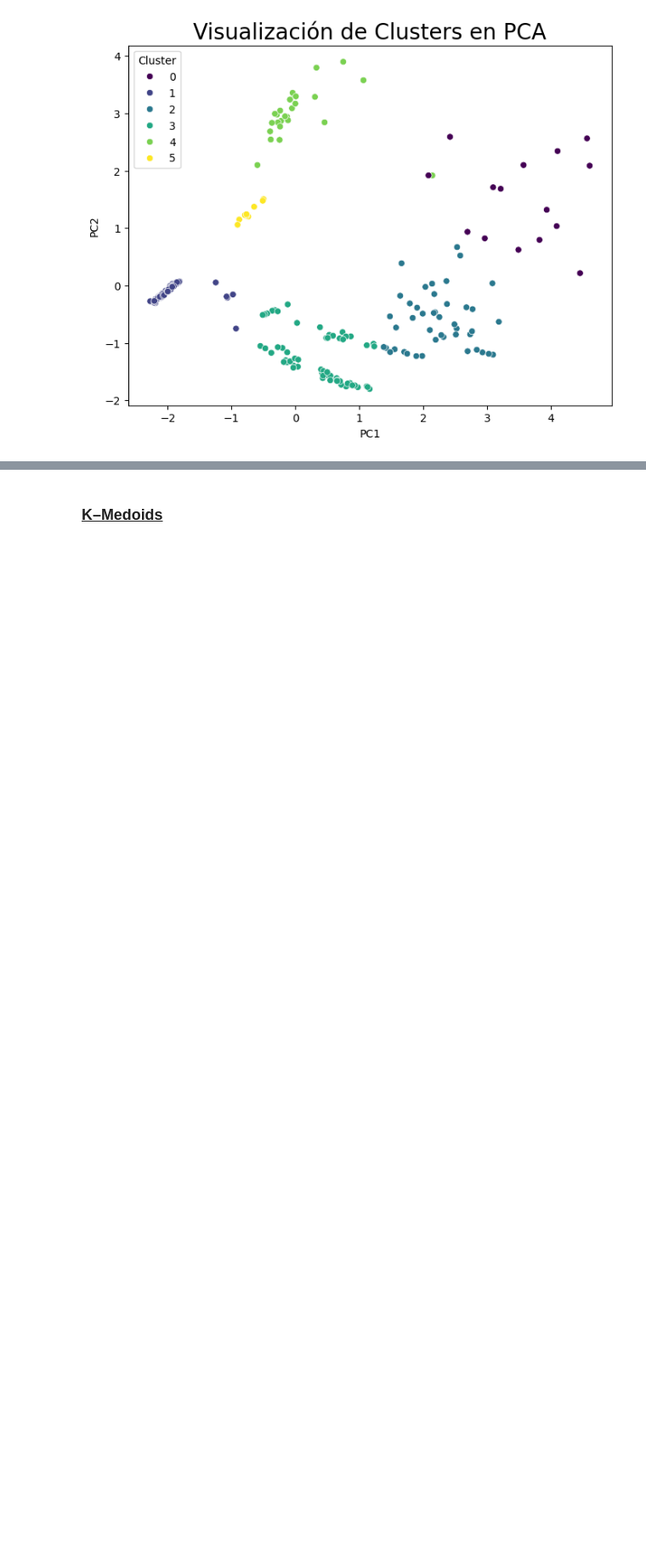
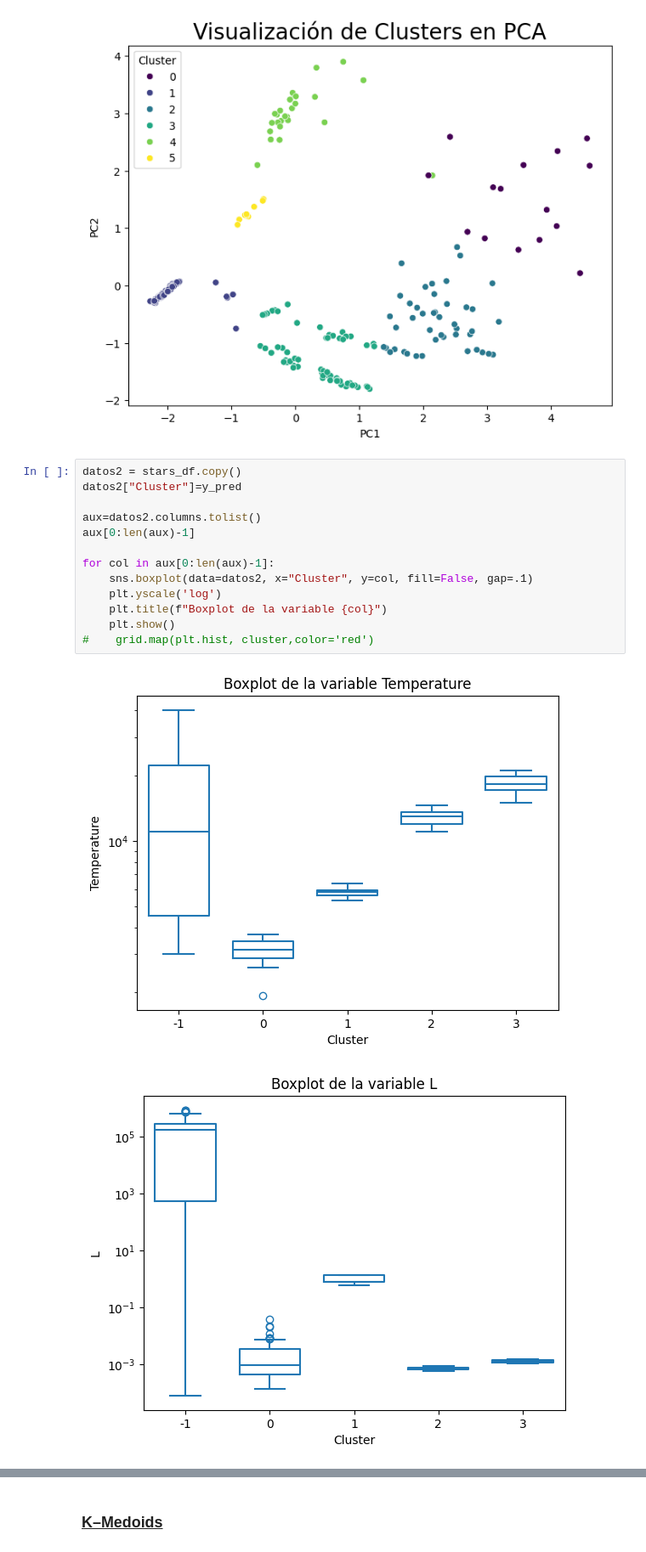
Before and after one commit to celiiaaa/Star_Classification_Clustering, a Jupyter notebook: main.ipynb, the cells around one changed output, grey strips where cells are left out. Shown at 85% size. Drawn from its saved outputs; the diff is of its cells as text; blank space fills up the shorter version.

Commit message:
boxplot añadido

```diff
--- a/main.ipynb
+++ b/main.ipynb
@@ -649,3 +649,19 @@ plt.title('Visualización de Clusters en PCA', size=20)
 plt.show()
 # %% [output]
 [figure]
+# %%
+datos2 = stars_df.copy()
+datos2["Cluster"]=y_pred
+
+aux=datos2.columns.tolist()
+aux[0:len(aux)-1]
+
+for col in aux[0:len(aux)-1]:
+    sns.boxplot(data=datos2, x="Cluster", y=col, fill=False, gap=.1)
+    plt.yscale('log')
+    plt.title(f"Boxplot de la variable {col}")
+    plt.show()
+#    grid.map(plt.hist, cluster,color='red')
+# %% [output]
+[figure, added]
+[figure, added]
```
Also changed, not shown: parts of 5 cells of this notebook.
